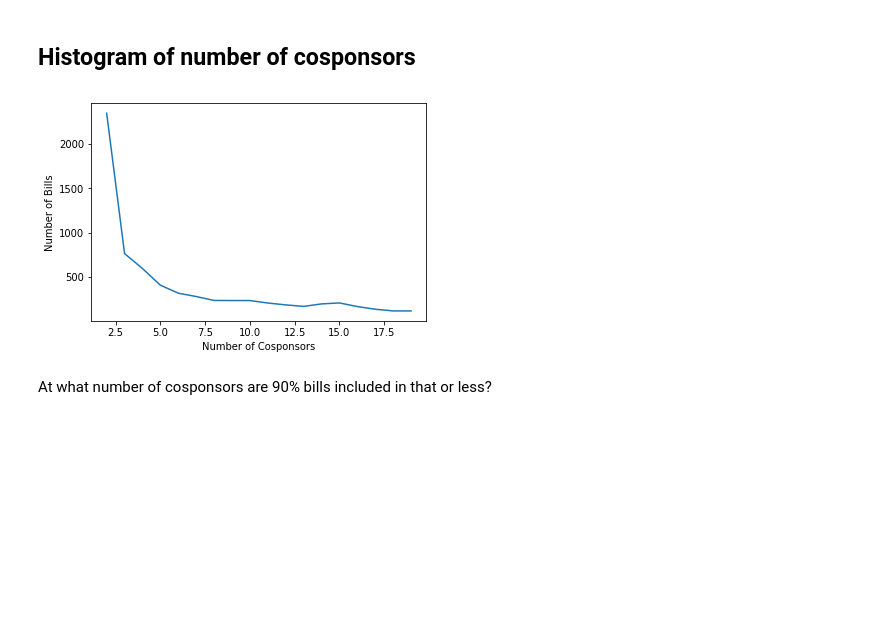
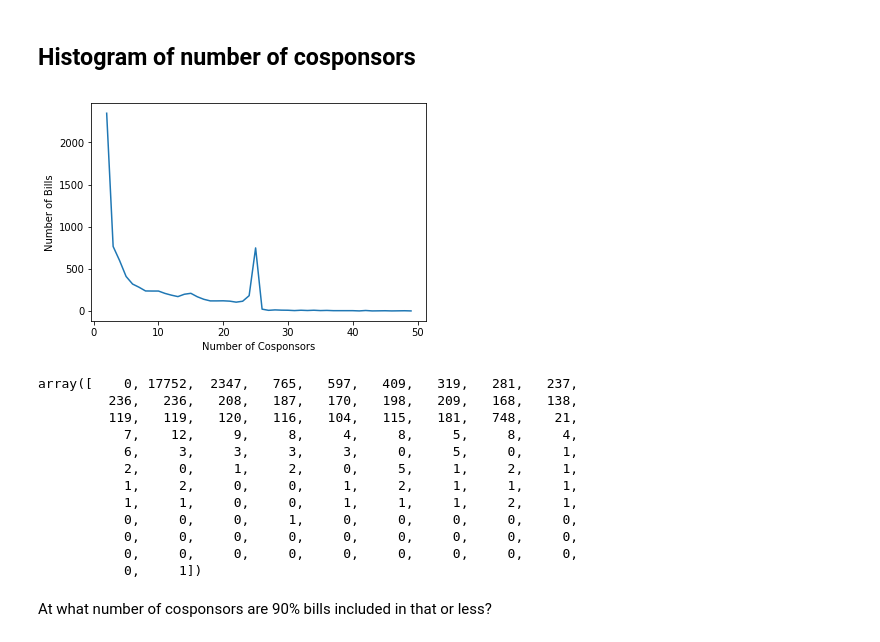
Before and after one commit to emmaling27/networks-research, a Jupyter notebook: bill_cosponsorship_analysis.ipynb, the cells around one changed output. Drawn from its saved outputs; the diff is of its cells as text; code cells hidden in the pictures; blank space fills up the shorter version.

```diff
--- a/bill_cosponsorship_analysis.ipynb
+++ b/bill_cosponsorship_analysis.ipynb
@@ -41,15 +41,27 @@ def plot_histogram(congress_93, suppress_plot=False):
     for i in num_of_cosponsors_per_bill.values():
         counts_of_bills_with_x_cosponsors[i] += 1
     if not suppress_plot:
-        plt.plot(range(2,20), counts_of_bills_with_x_cosponsors[2:20])
+        plt.plot(range(2,50), counts_of_bills_with_x_cosponsors[2:50])
         plt.xlabel("Number of Cosponsors")
         plt.ylabel("Number of Bills")
         plt.show()
     return counts_of_bills_with_x_cosponsors.astype(int)
-# %%
-counts = plot_histogram(congress_93)
-# %% [output]
-[figure, removed]
+# %%
+plot_histogram(congress_93)
+# %% [output]
+[figure, added]
+array([    0, 17752,  2347,   765,   597,   409,   319,   281,   237,
+         236,   236,   208,   187,   170,   198,   209,   168,   138,
+         119,   119,   120,   116,   104,   115,   181,   748,    21,
+           7,    12,     9,     8,     4,     8,     5,     8,     4,
+           6,     3,     3,     3,     3,     0,     5,     0,     1,
+           2,     0,     1,     2,     0,     5,     1,     2,     1,
+           1,     2,     0,     0,     1,     2,     1,     1,     1,
+           1,     1,     0,     0,     1,     1,     1,     2,     1,
+           0,     0,     0,     1,     0,     0,     0,     0,     0,
+           0,     0,     0,     0,     0,     0,     0,     0,     0,
+           0,     0,     0,     0,     0,     0,     0,     0,     0,
+           0,     1])
 # %% [markdown]
 At what number of cosponsors are 90% bills included in that or less?
 # %%
```
Also changed, not shown: 3 other files.
